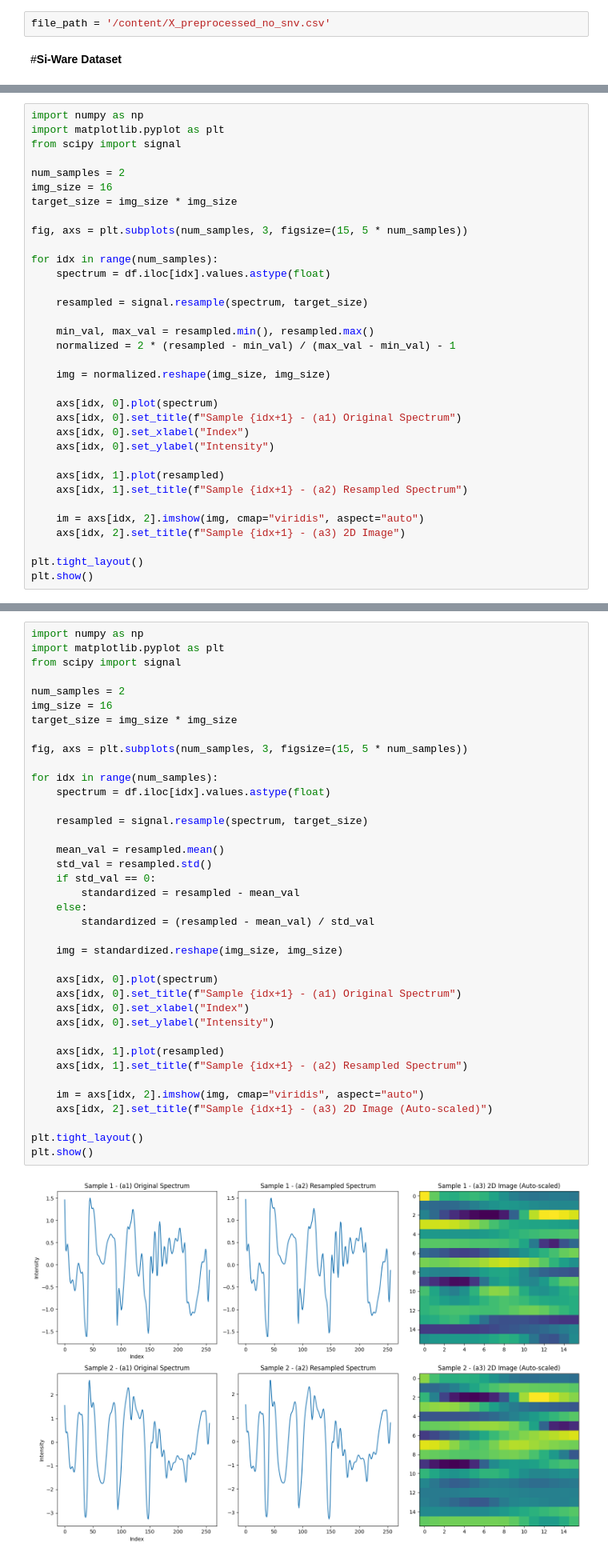
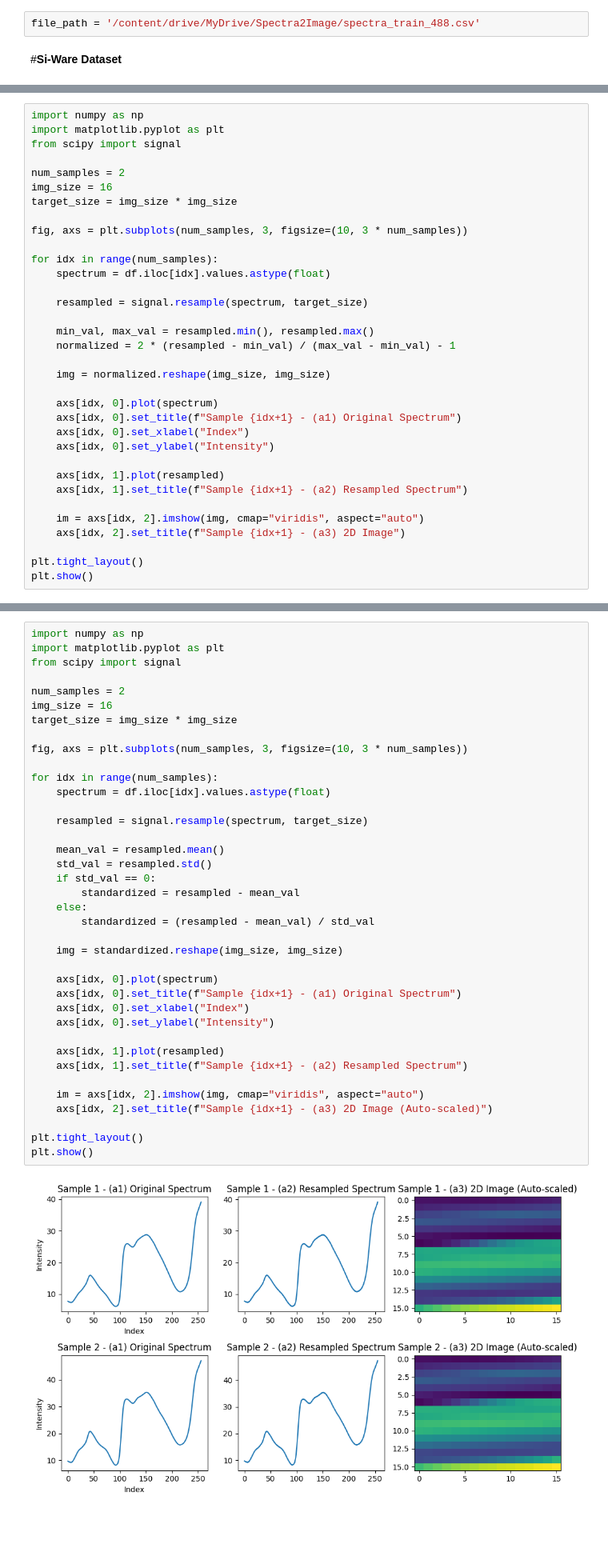
Before and after one commit to Raoina/Spectra-2-Image, a Jupyter notebook: notebooks/image_Transformation/01_Cutting_Reshape.ipynb, the cells around one changed output, grey strips where cells are left out. Shown at 80% size. Saved outputs shown, nothing was run; the diff lists cells and outputs as text; blank space fills up the shorter version.

```diff
--- a/notebooks/image_Transformation/01_Cutting_Reshape.ipynb
+++ b/notebooks/image_Transformation/01_Cutting_Reshape.ipynb
@@ -20,7 +20,7 @@ remote: Total 272 (delta 60), reused 8 (delta 2), pack-reused 68 (from 1)
 Receiving objects: 100% (272/272), 76.14 MiB | 21.24 MiB/s, done.
 Resolving deltas: 100% (65/65), done.
 # %%
-file_path = '/content/X_preprocessed_no_snv.csv'
+file_path = '/content/drive/MyDrive/Spectra2Image/spectra_train_488.csv'
 # %% [markdown]
 #**Si-Ware Dataset**
 # %%
@@ -112,7 +87,7 @@ num_samples = 2
 img_size = 16
 target_size = img_size * img_size
 
-fig, axs = plt.subplots(num_samples, 3, figsize=(15, 5 * num_samples))
+fig, axs = plt.subplots(num_samples, 3, figsize=(10, 3 * num_samples))
 
 for idx in range(num_samples):
     spectrum = df.iloc[idx].values.astype(float)
@@ -150,35 +125,35 @@ num_samples = 2
 img_size = 16
 target_size = img_size * img_size
 
-fig, axs = plt.subplots(num_samples, 3, figsize=(15, 5 * num_samples))
+fig, axs = plt.subplots(num_samples, 3, figsize=(10, 3 * num_samples))
 
 for idx in range(num_samples):
     spectrum = df.iloc[idx].values.astype(float)
 
     resampled = signal.resample(spectrum, target_size)
 
     mean_val = resampled.mean()
     std_val = resampled.std()
     if std_val == 0:
         standardized = resampled - mean_val
     else:
         standardized = (resampled - mean_val) / std_val
 
     img = standardized.reshape(img_size, img_size)
 
     axs[idx, 0].plot(spectrum)
     axs[idx, 0].set_title(f"Sample {idx+1} - (a1) Original Spectrum")
     axs[idx, 0].set_xlabel("Index")
     axs[idx, 0].set_ylabel("Intensity")
 
     axs[idx, 1].plot(resampled)
     axs[idx, 1].set_title(f"Sample {idx+1} - (a2) Resampled Spectrum")
 
     im = axs[idx, 2].imshow(img, cmap="viridis", aspect="auto")
     axs[idx, 2].set_title(f"Sample {idx+1} - (a3) 2D Image (Auto-scaled)")
 
 plt.tight_layout()
 plt.show()
 # %% [output]
-[figure, old version]
+[figure, new version]
 # %% [markdown]
```
Also changed, not shown: parts of 21 cells of this notebook.
